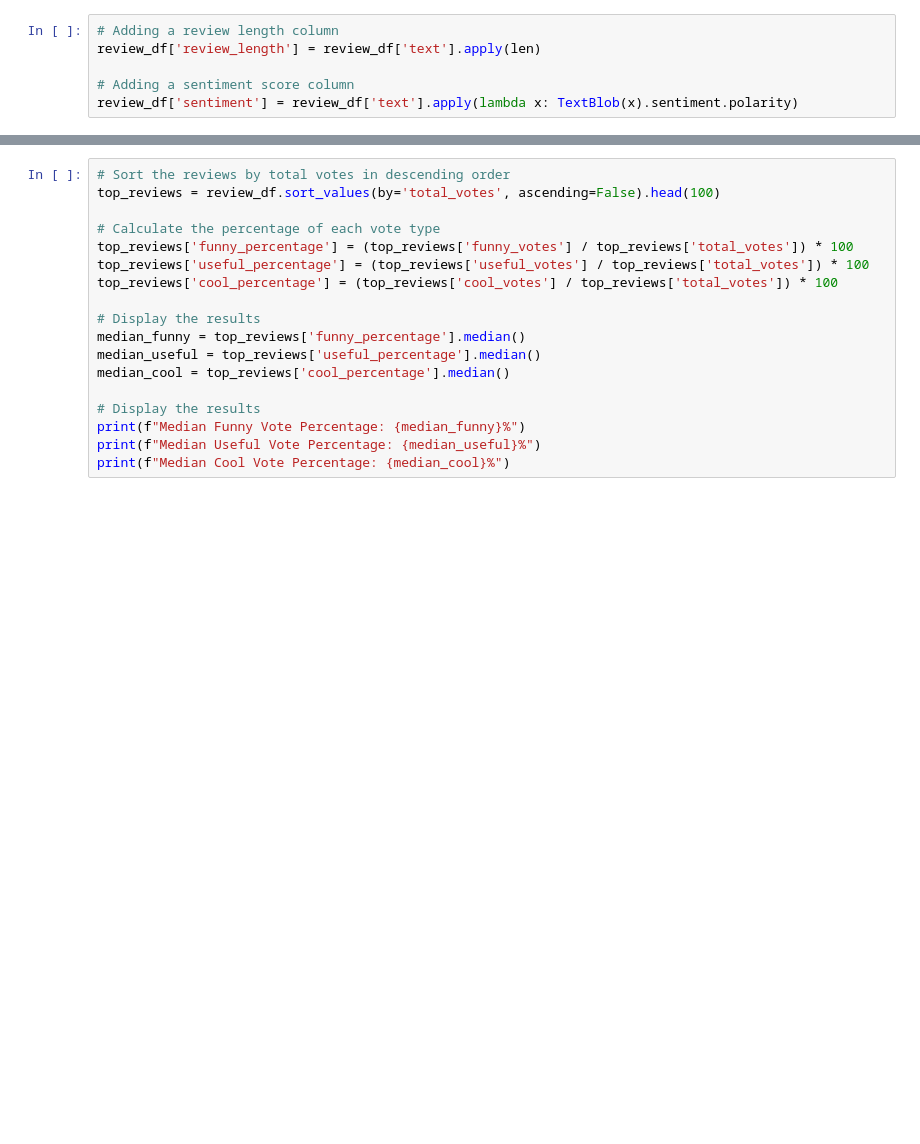
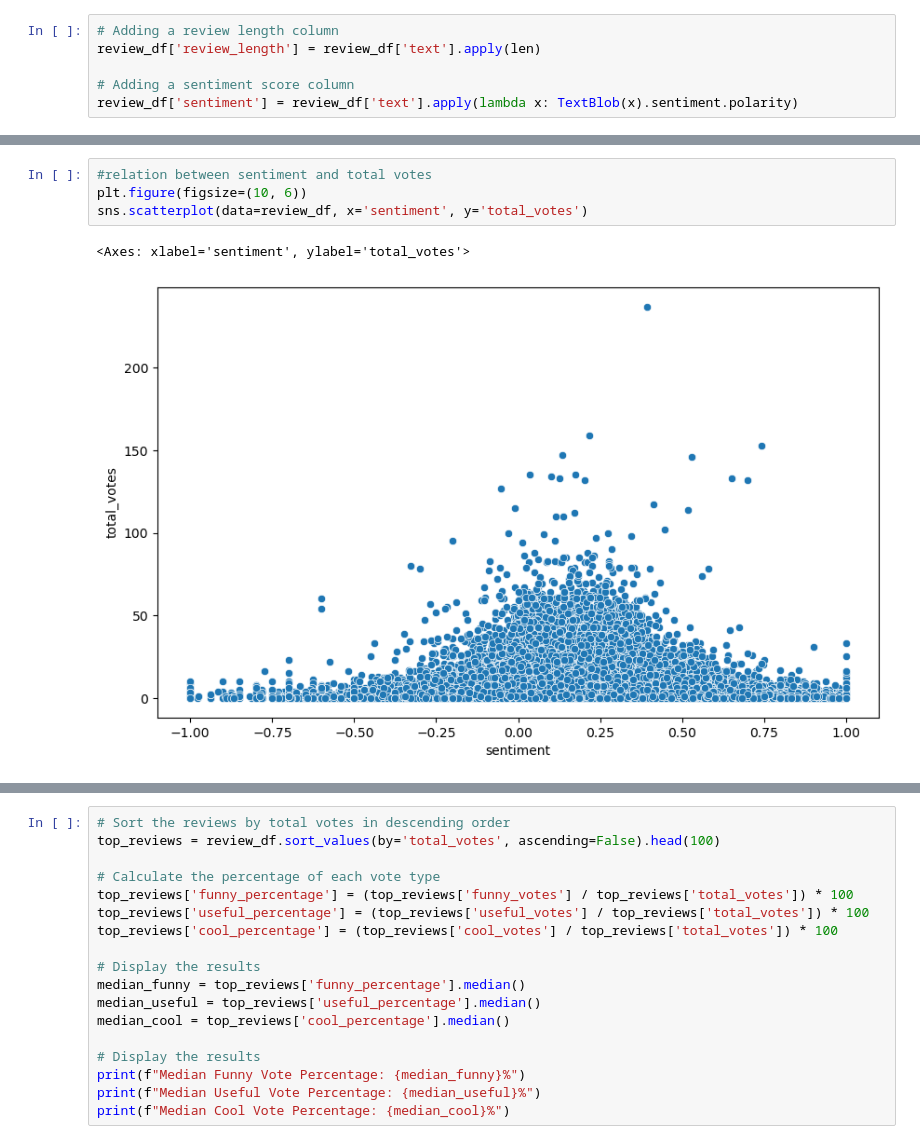
Before and after one commit to Funnyzxh/ee562-project-yelp-review-prediction, a Jupyter notebook: eda.ipynb, the cells around one changed output, grey strips where cells are left out. Drawn from its saved outputs; the diff is of its cells as text; blank space fills up the shorter version.

```diff
--- a/eda.ipynb
+++ b/eda.ipynb
@@ -110,0 +124,7 @@ plt.show()
+# %%
+#relation between sentiment and total votes
+plt.figure(figsize=(10, 6))
+sns.scatterplot(data=review_df, x='sentiment', y='total_votes')
+# %% [output]
+<Axes: xlabel='sentiment', ylabel='total_votes'>
+[figure, added]
```
Also changed, not shown: parts of 17 cells of this notebook, 2 other files.
